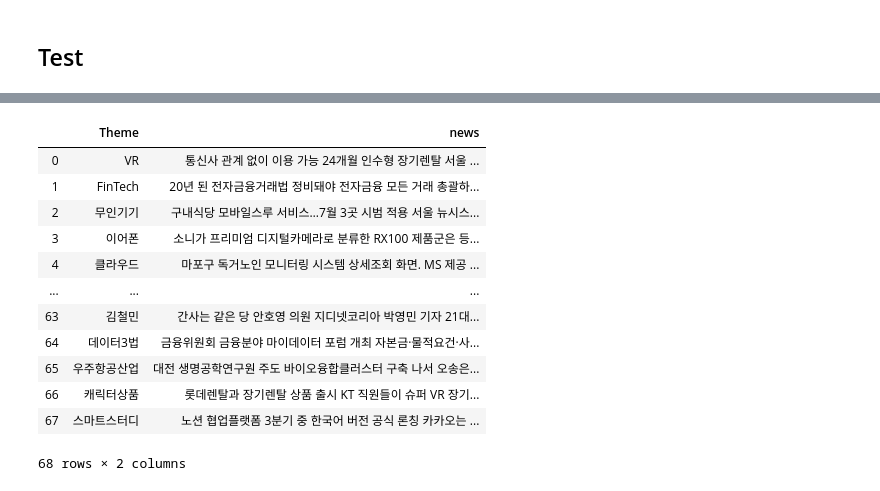
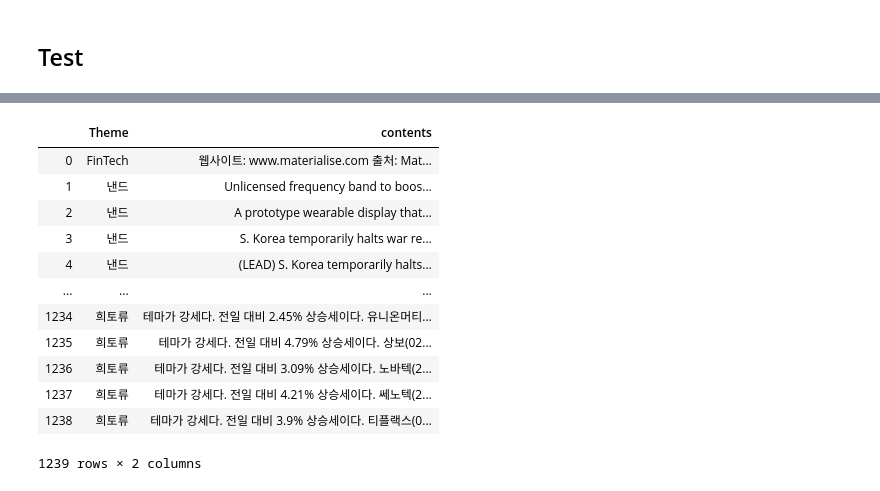
Before and after one commit to sopogen/Project_ThematicInvest, a Jupyter notebook: Model/word2vec_kobert.ipynb, the cells around one changed output, grey strips where cells are left out. Drawn from its saved outputs; the diff is of its cells as text; code cells hidden in the pictures.

```diff
--- a/Model/word2vec_kobert.ipynb
+++ b/Model/word2vec_kobert.ipynb
@@ -50,7 +50,7 @@ using cached model
 raw_tokenized_data = []
 for content in tqdm(raw_df['contents']):
     token = sp(content)
-    #stop_words = ['으로', '로도', '지만', '에서', '려는', '하다', '은', '는', '이', '가', '을', '를', '수', '할']
+    stop_words = ['으로', '로도', '지만', '에서', '려는', '하다', '은', '는', '이', '가', '을', '를', '수', '할']
     #for word in token:
         #if len(word) == 1:
             #stop_words.append(word)
@@ -180,4 +182,4 @@ def test(news):
     new_df.sort_values('Result', ascending=False, inplace=True)
     return new_df
 # %%
-real_test = pd.read_csv("20200629_news_data.csv",index_col=0)
+real_test = pd.read_csv("theme_contents_200_length_same.csv",index_col=0)
@@ -201,8 +186,8 @@ partial_test
 # %%
 lst = []
 lst2 = []
-for i in range(len(partial_test)):
-    a = partial_test['news'][i]
+for i in tqdm(range(len(real_test))):
+    a = real_test['contents'][i]
     result = test(a)
     result = result.sort_values(by='Result', ascending=False).reset_index(drop=True)
     theme = result['Theme'][0]
@@ -229,4 +214,4 @@ final_data
 # %%
-our_result = pd.concat([partial_test,final_data],axis=1)
+our_result = pd.concat([real_test,final_data],axis=1)
 our_result
 # %% [output]
@@ -246,18 +231,18 @@ our_result
 # %%
-cleansed = our_result[our_result['Similarity']>=0.8].reset_index(drop=True)
-cleansed = cleansed[['Theme','news']]
+cleansed = our_result[our_result['Similarity']>=0.95].reset_index(drop=True)
+cleansed = cleansed[['Theme','contents']]
 cleansed
 # %% [output]
-|  | Theme | news |
-| 0 | VR | 통신사 관계 없이 이용 가능 24개월 인수형 장기렌탈 서울 ... |
-| 1 | FinTech | 20년 된 전자금융거래법 정비돼야 전자금융 모든 거래 총괄하... |
-| 2 | 무인기기 | 구내식당 모바일스루 서비스…7월 3곳 시범 적용 서울 뉴시스... |
-| 3 | 이어폰 | 소니가 프리미엄 디지털카메라로 분류한 RX100 제품군은 등... |
-| 4 | 클라우드 | 마포구 독거노인 모니터링 시스템 상세조회 화면. MS 제공 ... |
+|  | Theme | contents |
+| 0 | FinTech | 웹사이트: www.materialise.com 출처: Mat... |
+| 1 | 낸드 | Unlicensed frequency band to boos... |
+| 2 | 낸드 | A prototype wearable display that... |
+| 3 | 낸드 | S. Korea temporarily halts war re... |
+| 4 | 낸드 | (LEAD) S. Korea temporarily halts... |
 | ... | ... | ... |
-| 63 | 김철민 | 간사는 같은 당 안호영 의원 지디넷코리아 박영민 기자 21대... |
-| 64 | 데이터3법 | 금융위원회 금융분야 마이데이터 포럼 개최 자본금·물적요건·사... |
-| 65 | 우주항공산업 | 대전 생명공학연구원 주도 바이오융합클러스터 구축 나서 오송은... |
-| 66 | 캐릭터상품 | 롯데렌탈과 장기렌탈 상품 출시 KT 직원들이 슈퍼 VR 장기... |
-| 67 | 스마트스터디 | 노션 협업플랫폼 3분기 중 한국어 버전 공식 론칭 카카오는 ... |
+| 1234 | 희토류 | 테마가 강세다. 전일 대비 2.45% 상승세이다. 유니온머티... |
+| 1235 | 희토류 | 테마가 강세다. 전일 대비 4.79% 상승세이다. 상보(02... |
+| 1236 | 희토류 | 테마가 강세다. 전일 대비 3.09% 상승세이다. 노바텍(2... |
+| 1237 | 희토류 | 테마가 강세다. 전일 대비 4.21% 상승세이다. 쎄노텍(2... |
+| 1238 | 희토류 | 테마가 강세다. 전일 대비 3.9% 상승세이다. 티플랙스(0... |
-68 rows × 2 columns
+1239 rows × 2 columns
```
Also changed, not shown: parts of 12 cells of this notebook, 1 other file.
